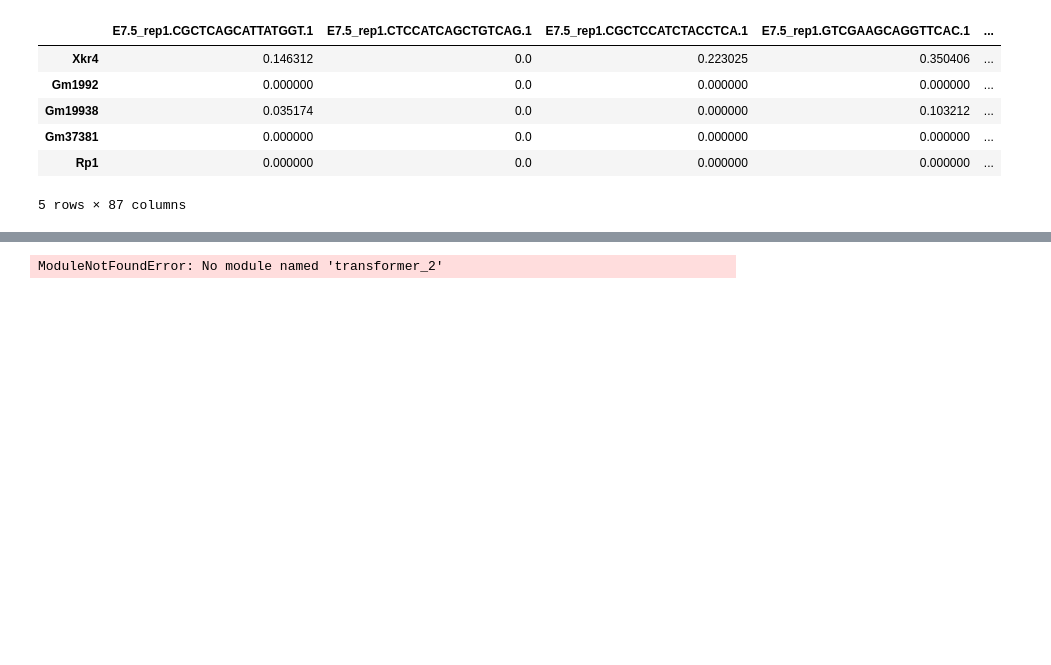
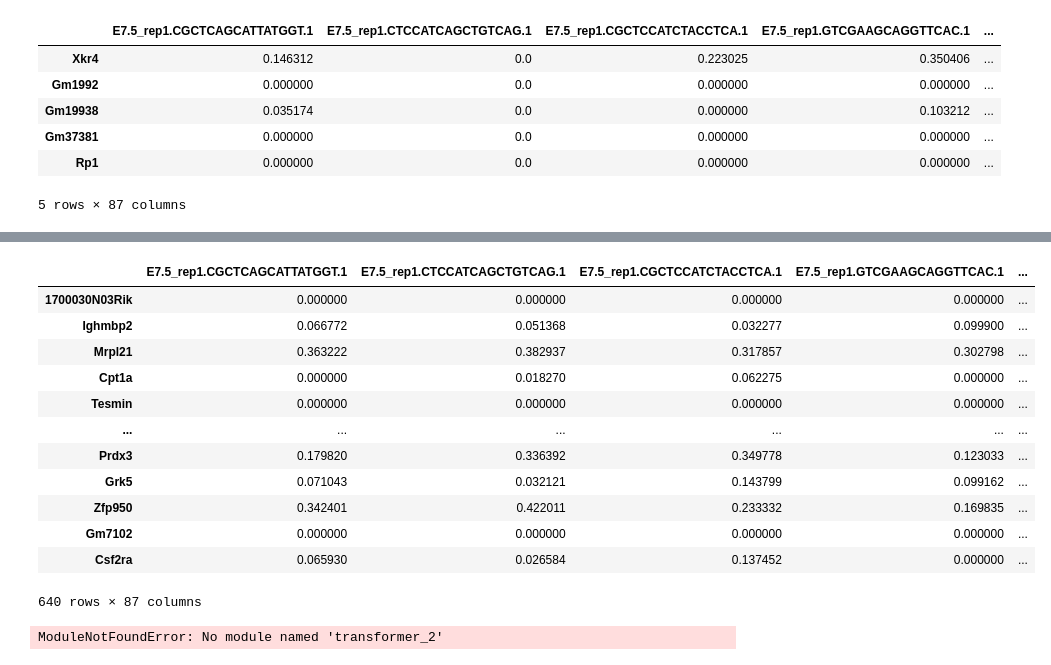
Before and after one commit to emoeller80281/Custom_GRN_Inference, a Jupyter notebook: dev/testing_scripts/process_mesc_raw_data.ipynb, the cells around one changed output, grey strips where cells are left out. Cells and saved outputs as stored; diff of their text form; code cells hidden in the pictures; blank space fills up the shorter version.

```diff
--- a/dev/testing_scripts/process_mesc_raw_data.ipynb
+++ b/dev/testing_scripts/process_mesc_raw_data.ipynb
@@ -471,4 +476,34 @@ RE_pseudobulk.head()
 5 rows × 87 columns
+# %%
+import pybedtools
+PROJECT_DIR = "/gpfs/Labs/Uzun/SCRIPTS/PROJECTS/2024.SINGLE_CELL_GRN_INFERENCE.MOELLER"
+MM10_GENE_TSS_FILE = os.path.join(PROJECT_DIR, "data/genome_annotation/mm10/mm10_TSS.bed")
+MM10_GENOME_DIR = os.path.join(PROJECT_DIR, "data/reference_genome/mm10")
+
+mm10_gene_tss_bed = pybedtools.BedTool(MM10_GENE_TSS_FILE)
+gene_tss_df = (
+    mm10_gene_tss_bed
+    .filter(lambda x: x.chrom == "chr19")
+    .saveas(os.path.join(MM10_GENOME_DIR, "mm10_ch19_gene_tss.bed"))
+    .to_dataframe()
+    .sort_values(by="start", ascending=True)
+    )
+gene_tss_df.head()
+TG_pseudobulk.loc[TG_pseudobulk.index.intersection(gene_tss_df['name'].unique())]
+# %% [output]
+|  | E7.5_rep1.CGCTCAGCATTATGGT.1 | E7.5_rep1.CTCCATCAGCTGTCAG.1 | E7.5_rep1.CGCTCCATCTACCTCA.1 | E7.5_rep1.GTCGAAGCAGGTTCAC.1 | ... |
+| 1700030N03Rik | 0.000000 | 0.000000 | 0.000000 | 0.000000 | ... |
+| Ighmbp2 | 0.066772 | 0.051368 | 0.032277 | 0.099900 | ... |
+| Mrpl21 | 0.363222 | 0.382937 | 0.317857 | 0.302798 | ... |
+| Cpt1a | 0.000000 | 0.018270 | 0.062275 | 0.000000 | ... |
+| Tesmin | 0.000000 | 0.000000 | 0.000000 | 0.000000 | ... |
+| ... | ... | ... | ... | ... | ... |
+| Prdx3 | 0.179820 | 0.336392 | 0.349778 | 0.123033 | ... |
+| Grk5 | 0.071043 | 0.032121 | 0.143799 | 0.099162 | ... |
+| Zfp950 | 0.342401 | 0.422011 | 0.233332 | 0.169835 | ... |
+| Gm7102 | 0.000000 | 0.000000 | 0.000000 | 0.000000 | ... |
+| Csf2ra | 0.065930 | 0.026584 | 0.137452 | 0.000000 | ... |
+640 rows × 87 columns
 # %%
 import os
 import torch
```
Also changed, not shown: parts of 2 cells of this notebook, 4 other files.
